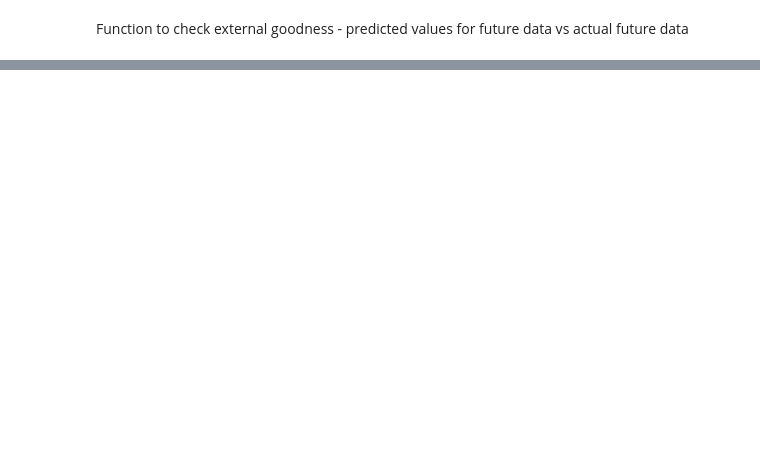
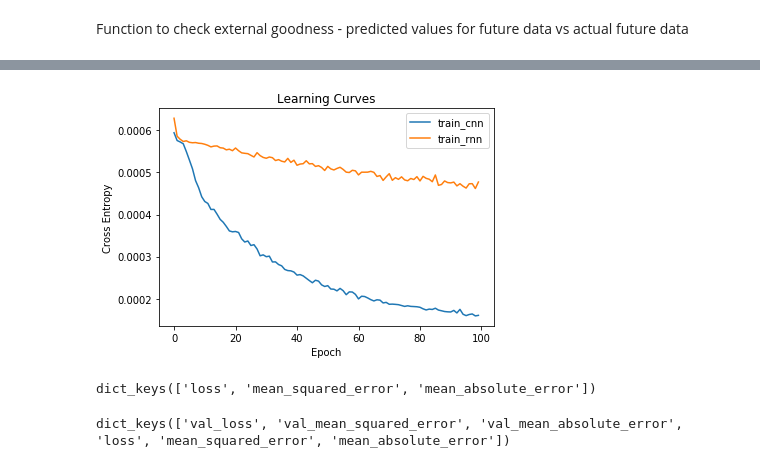
Before and after one commit to cvazz/IntroMLDL, a Jupyter notebook: CNN.ipynb, the cells around one changed output, grey strips where cells are left out. Cells and saved outputs as stored; diff of their text form; code cells hidden in the pictures; blank space fills up the shorter version.

```diff
--- a/CNN.ipynb
+++ b/CNN.ipynb
@@ -205,0 +264,20 @@ compare true to predicted values of external validation set:
+# %%
+###### cross entropy loss CNN
+plt.title('Learning Curves')
+plt.xlabel('Epoch')
+plt.ylabel('Cross Entropy')
+plt.plot(history_cnn.history['loss'], label='train_cnn')
+plt.plot(history_rnn.history['loss'], label='train_rnn')
+# plt.plot(history_rnn.history['mean_absolute_error'], label='mse')
+plt.legend()
+plt.show()
+# %% [output]
+[figure, added]
+# %%
+print(history_cnn.history.keys())
+# %% [output]
+dict_keys(['loss', 'mean_squared_error', 'mean_absolute_error'])
+# %%
+print(history_rnn.history.keys())
+# %% [output]
+dict_keys(['val_loss', 'val_mean_squared_error', 'val_mean_absolute_error', 'loss', 'mean_squared_error', 'mean_absolute_error'])
```
Also changed, not shown: parts of 12 cells of this notebook.
